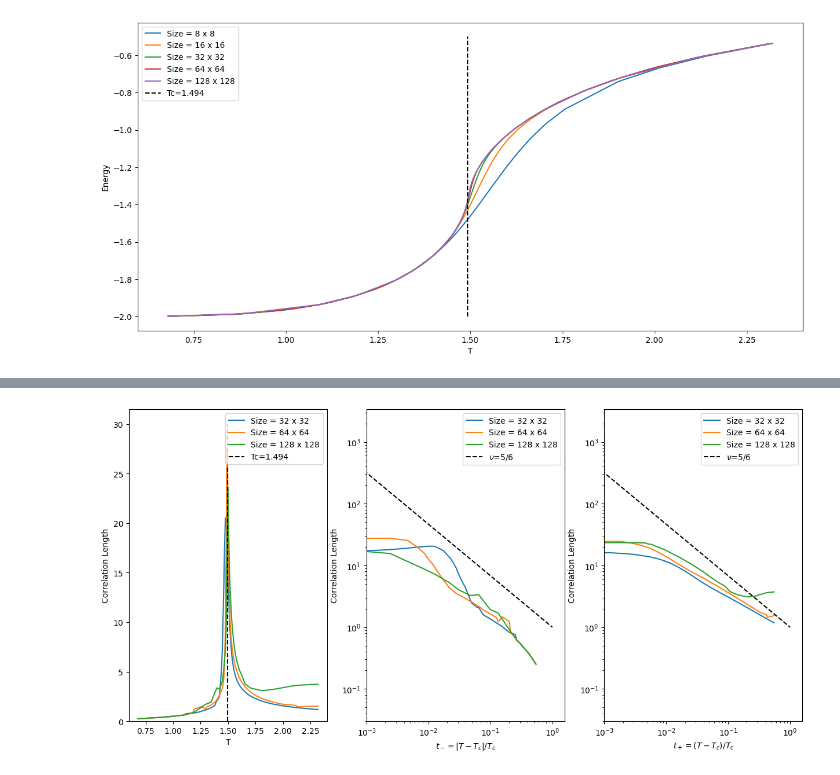
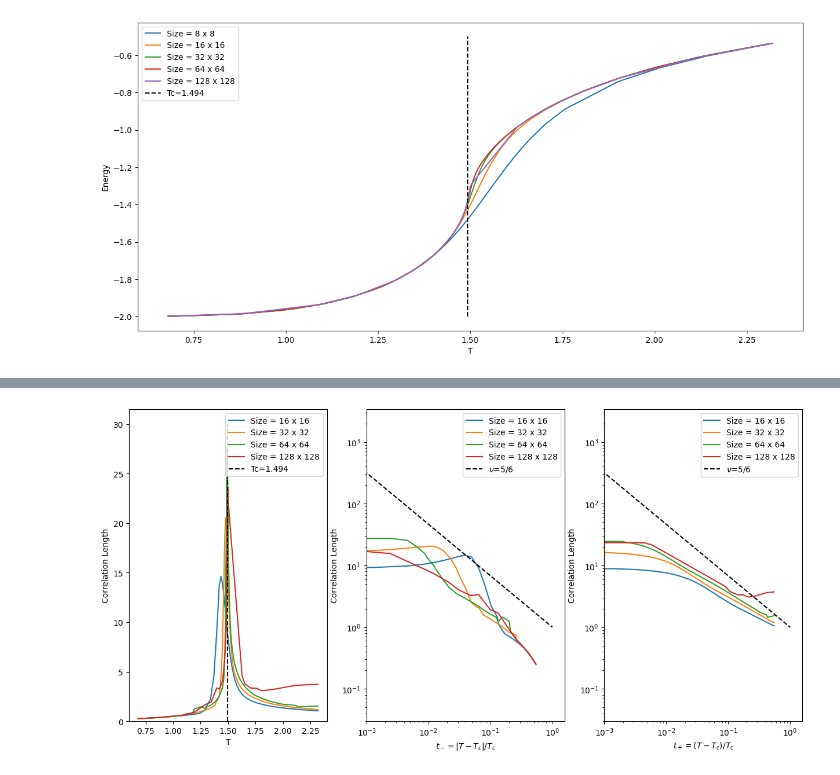
Before and after one commit to LEE-SungBin/spin_glass, a Jupyter notebook: analysis.ipynb, the cells around one changed output, grey strips where cells are left out. Drawn from its saved outputs; the diff is of its cells as text; code cells hidden in the pictures.

```diff
--- a/analysis.ipynb
+++ b/analysis.ipynb
@@ -34,29 +101,0 @@ array(['key', 'state', 'size', 'dimension', 'ghost', 'initial', 'T', 'H',
-# %%
-state, dimension = (3, 2)
-
-yt, yh, Tc = (Fraction(6,5), Fraction(28,15), 1.494)
-print(yt, yh, Tc)
-
-alpha, beta, gamma, delta, nu, eta = (
-    2-dimension/yt,
-    (dimension-yh)/yt,
-    (2*yh-dimension)/yt,
-    yh/(dimension-yh),
-    1/yt,
-    dimension-2*yh+2,
-)
-
-print(alpha, beta, gamma, delta, nu, eta)
-
-size_list, Jv_list = (
-    [8, 16, 32, 64, 128],
-    [0.0, 1.0, 2.0, 3.0],
-)
-
-result = np.empty((np.size(size_list), np.size(Jv_list)), dtype=object)
-
-for i, size in enumerate(size_list):
-    for j, Jv in enumerate(Jv_list):
-        result[i, j] = get_result(df, state, dimension, size, Jv)
-
-print(result[size_list.index(64),Jv_list.index(1.0)].order_parameter)
@@ -339,7 +358,7 @@ fig, ax = plt.subplots(nrows=1, ncols=3, figsize=(15, 7))
 # Tc = 1.492
 # nu = 5/6
 
-for data in result[size_list.index(32):size_list.index(128)+1, Jv_list.index(Jv)]:
+for data in result[size_list.index(16):size_list.index(128)+1, Jv_list.index(Jv)]:
     ax[0].plot(data.temperature, data.correlation_length, label=get_size(data))
     ax[1].plot((Tc-data.temperature)/Tc, data.correlation_length, label=get_size(data))
     ax[2].plot((data.temperature-Tc)/Tc, data.correlation_length, label=get_size(data))
@@ -349,34 +368,34 @@ ax[0].vlines(Tc, 0, 30, linestyle="--", color="k", label=f"Tc={Tc}")
 def g(x):
     return x**(-nu)
 x = np.linspace(0.0001, 1, 100)
 ax[1].plot(x, g(x), "--", color="k", label = fr"$\nu$={nu}")
 ax[2].plot(x, g(x), "--", color="k", label = fr"$\nu$={nu}")
 
 ax[0].legend(loc="best")
 ax[0].set_ylim([0, None])
 ax[0].set_xlabel("T")
 ax[0].set_ylabel("Correlation Length")
 
 ax[1].legend(loc="best")
 ax[1].set_yscale("log")
 ax[1].set_xscale("log")
 ax[1].set_xlabel(r"$t_-=|T-T_c|/T_c$")
 ax[1].set_ylabel("Correlation Length")
 ax[1].set_xlim([1.e-3, None])
 ax[1].set_ylim([3.e-2, None])
 
 ax[2].legend(loc="best")
 ax[2].set_yscale("log")
 ax[2].set_xscale("log")
 ax[2].set_xlabel(r"$t_+=(T-T_c)/T_c$")
 ax[2].set_ylabel("Correlation Length")
 ax[2].set_xlim([1.e-3, None])
 ax[2].set_ylim([3.e-2, None])
 
 plt.legend()
 plt.show()
 # %% [output]
-[figure, old version]
+[figure, new version]
 # %%
 # x_min, x_max = (1, size/max(16/np.sqrt(size),8))
 
```
Also changed, not shown: parts of 12 cells of this notebook, 19 other files.
